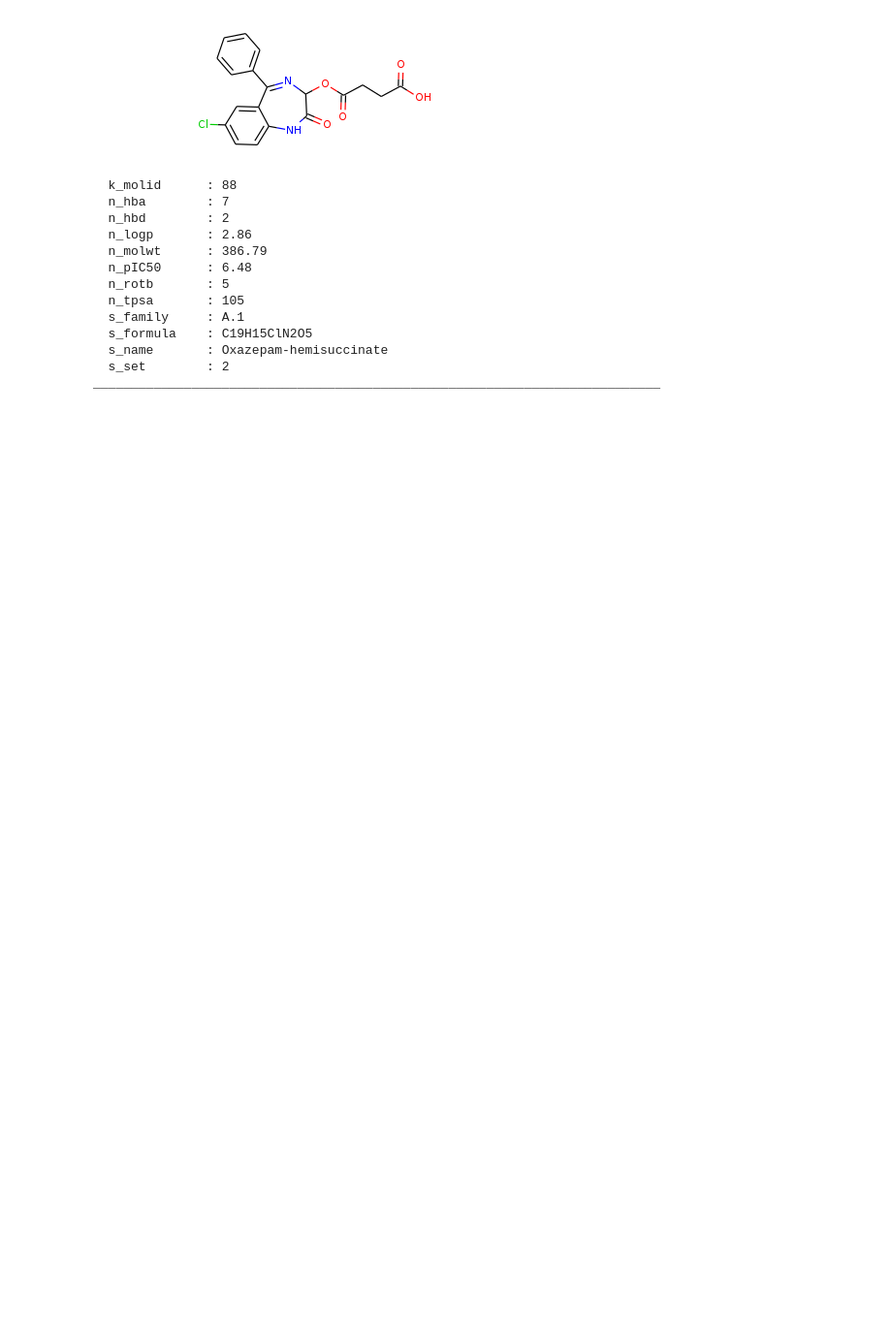
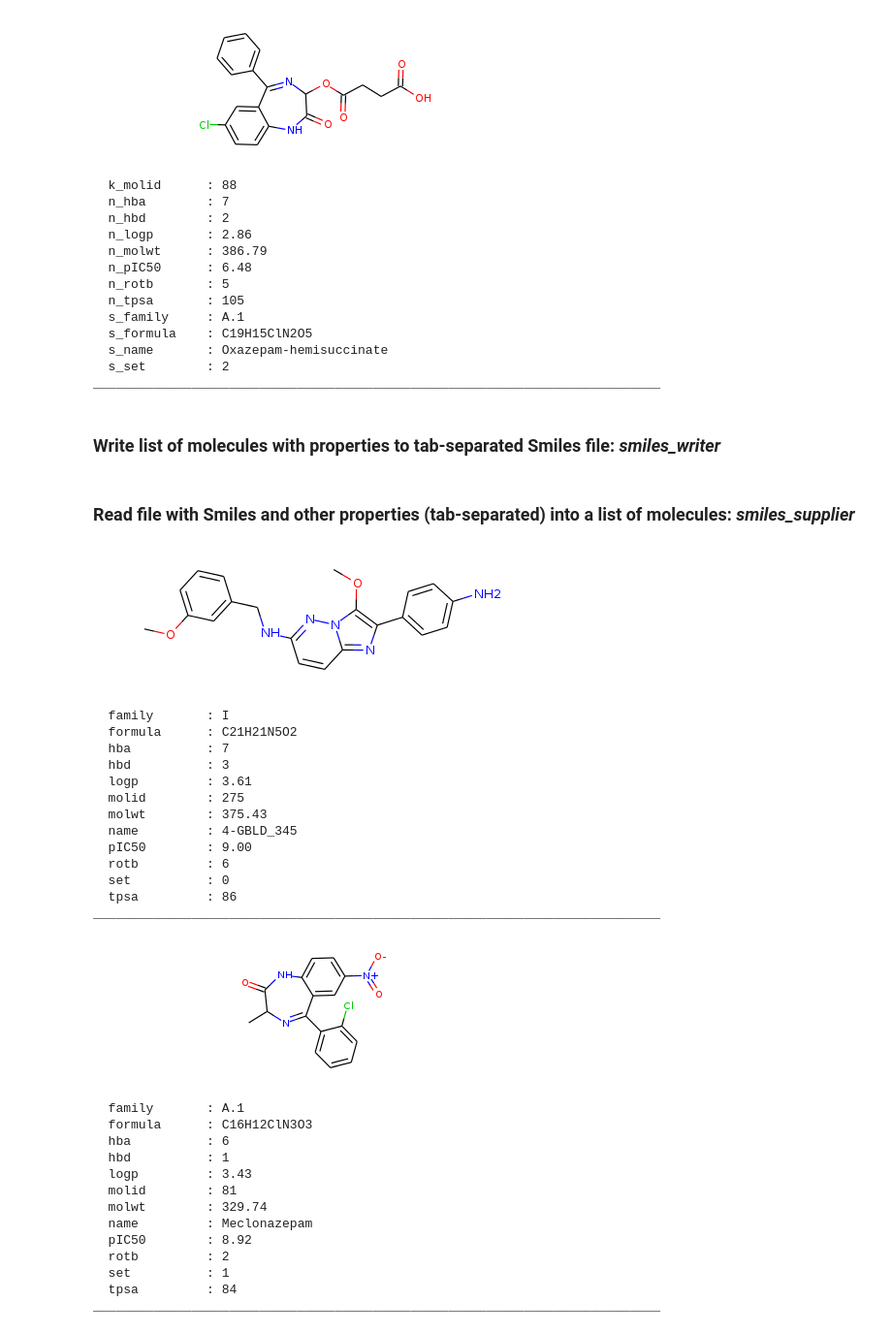
Before and after one commit to apahl/sdf_viewer, a Jupyter notebook: nb_example.ipynb, the cells around one changed output. Shown at 97% size. Drawn from its saved outputs; the diff is of its cells as text; code cells hidden in the pictures; blank space fills up the shorter version.

Commit message:
- added smiles_supplier() and smiles_writer() - updated example IPYthon notebook

```diff
--- a/nb_example.ipynb
+++ b/nb_example.ipynb
@@ -49,3 +54,5 @@ sdft.show_record(esters[0])
   s_name       : Oxazepam-hemisuccinate
   s_set        : 2
 ___________________________________________________________________________
+# %% [markdown]
+### Write list of molecules with properties to tab-separated Smiles file: *smiles_writer*
@@ -51,0 +61,35 @@ ___________________________________________________________________________
+# %% [markdown]
+### Read file with Smiles and other properties (tab-separated) into a list of molecules: *smiles_supplier*
+# %%
+sdf_list = list(sdft.smiles_supplier("sdf/smiles.csv"))
+# %%
+sdft.show_sdf(sdf_list[:2])
+# %% [output]
+[figure, added]
+  family       : I
+  formula      : C21H21N5O2
+  hba          : 7
+  hbd          : 3
+  logp         : 3.61
+  molid        : 275
+  molwt        : 375.43
+  name         : 4-GBLD_345
+  pIC50        : 9.00
+  rotb         : 6
+  set          : 0
+  tpsa         : 86
+___________________________________________________________________________
+[figure, added]
+  family       : A.1
+  formula      : C16H12ClN3O3
+  hba          : 6
+  hbd          : 1
+  logp         : 3.43
+  molid        : 81
+  molwt        : 329.74
+  name         : Meclonazepam
+  pIC50        : 8.92
+  rotb         : 2
+  set          : 1
+  tpsa         : 84
+___________________________________________________________________________
```
Also changed, not shown: parts of 5 cells of this notebook, 5 other files.
